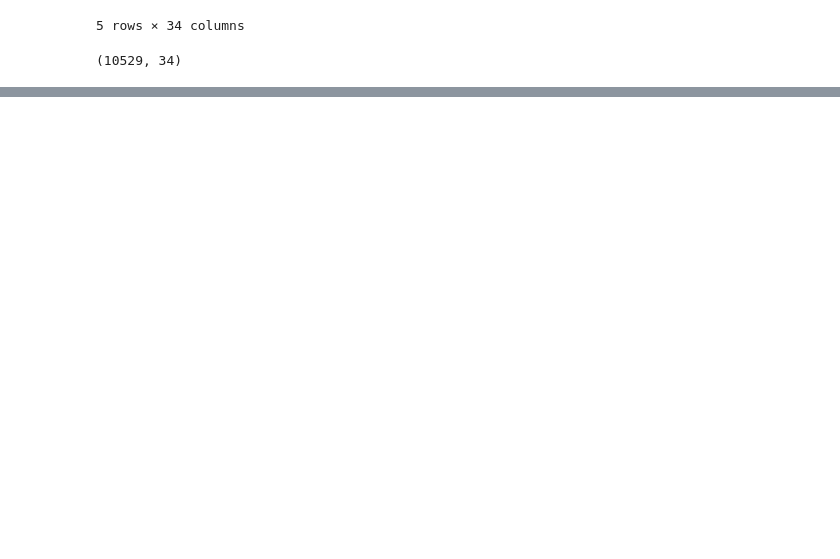
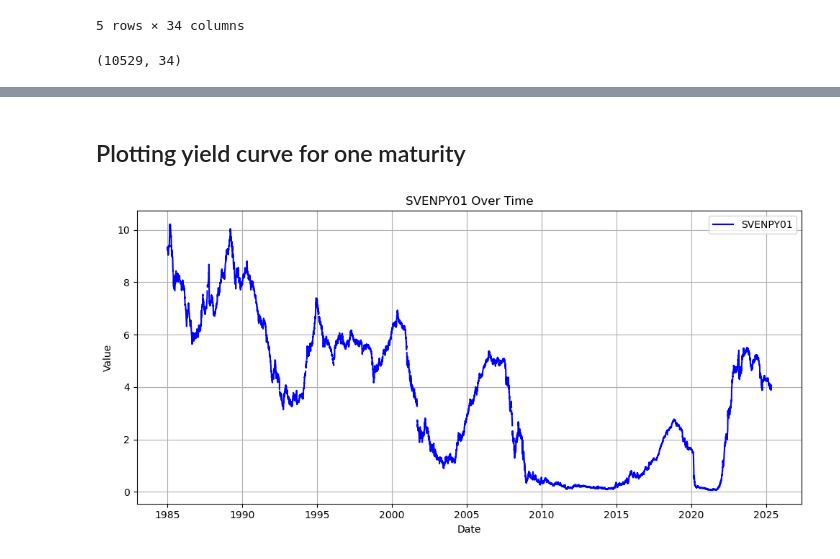
Before and after one commit to carlamcnair/Final-Project-AppML, a Jupyter notebook: Data.ipynb, the cells around one changed output, grey strips where cells are left out. Cells and saved outputs as stored; diff of their text form; code cells hidden in the pictures; blank space fills up the shorter version.

Commit message:
Plots

```diff
--- a/Data.ipynb
+++ b/Data.ipynb
@@ -76,0 +81,11 @@ data2.shape
+# %%
+plot_data =data2
+
+# Rename SVENPY columns by stripping the prefix
+plot_data.rename(columns=lambda col: col[6:] if col.startswith('SVENPY') else col, inplace=True)
+
+# Optional: convert new column names from strings like '01' to integers
+plot_data.rename(columns=lambda col: str(int(col)) if col.isdigit() else col, inplace=True)
+
+# Check the new column names
+print(plot_data.columns)
@@ -76,0 +131,19 @@ data2.shape
+# %% [markdown]
+## Plotting yield curve for one maturity
+# %%
+# Plot column '1' against Date
+plt.figure(figsize=(10, 5))
+plt.plot(plot_data['Date'], plot_data['1'], label='SVENPY01', color='blue')
+
+# Formatting the plot
+plt.xlabel('Date')
+plt.ylabel('Value')
+plt.title('SVENPY01 Over Time')
+plt.legend()
+plt.grid(True)
+plt.tight_layout()
+
+# Show the plot
+plt.show()
+# %% [output]
+[figure, added]
```
Also changed, not shown: parts of 7 cells of this notebook.
